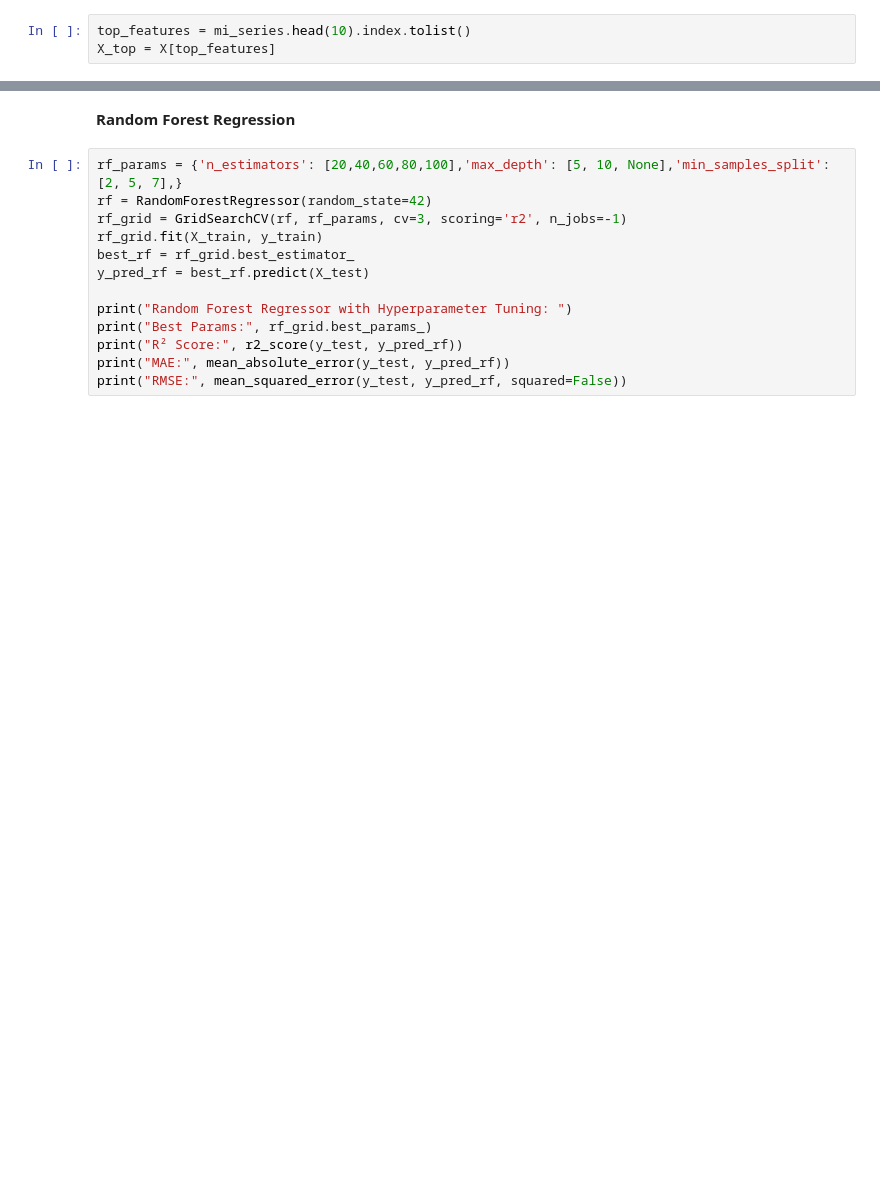
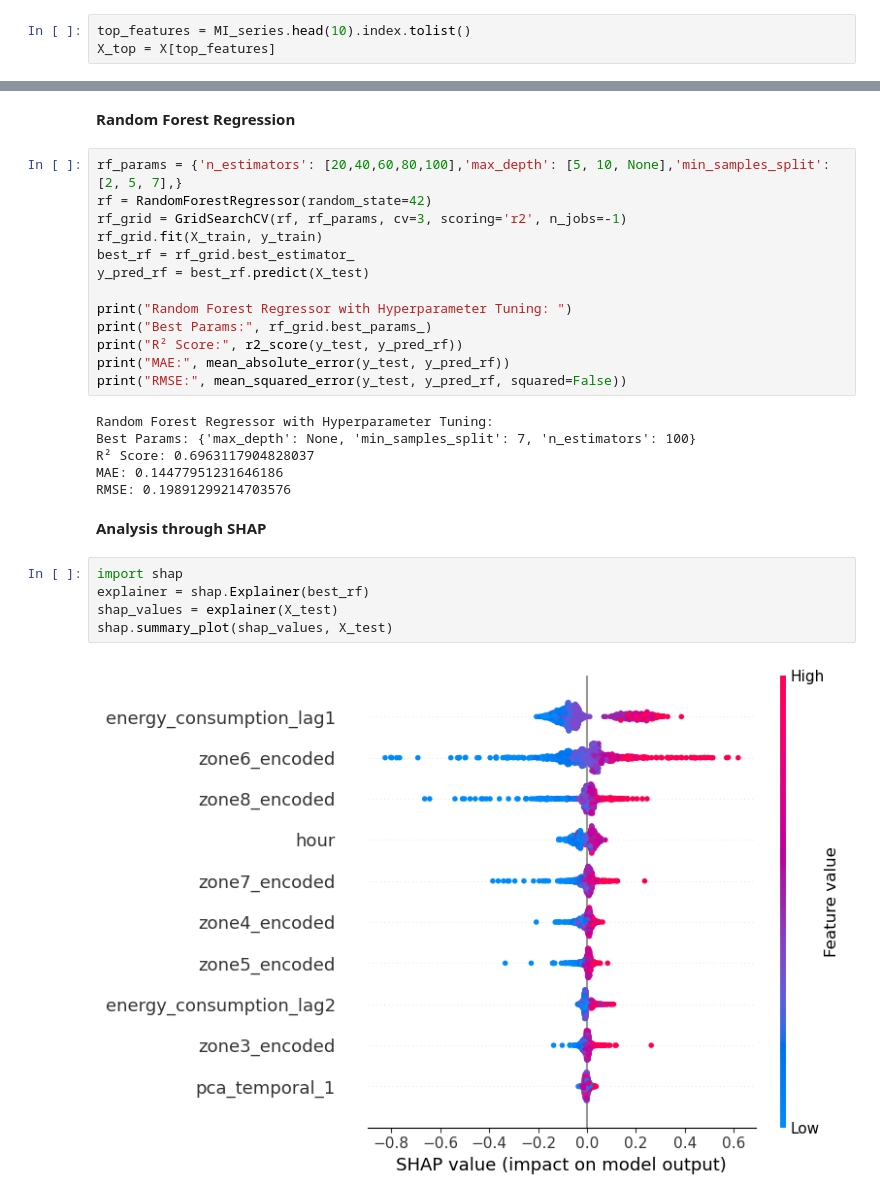
Before and after one commit to avan915/DS-Intern-Assignment-Avantika, a Jupyter notebook: code/feat_eng.ipynb, the cells around one changed output, grey strips where cells are left out. Cells and saved outputs as stored; diff of their text form; blank space fills up the shorter version.

```diff
--- a/code/feat_eng.ipynb
+++ b/code/feat_eng.ipynb
@@ -274,5 +274,5 @@ y = y.loc[X.index]
 MI_scores = mutual_info_regression(X, y)
 MI_series = pd.Series(MI_scores, index=X.columns).sort_values(ascending=False)
 # %%
-top_features = mi_series.head(10).index.tolist()
+top_features = MI_series.head(10).index.tolist()
 X_top = X[top_features]
@@ -313,3 +330,18 @@ print("Best Params:", rf_grid.best_params_)
 print("R² Score:", r2_score(y_test, y_pred_rf))
 print("MAE:", mean_absolute_error(y_test, y_pred_rf))
 print("RMSE:", mean_squared_error(y_test, y_pred_rf, squared=False))
+# %% [output]
+Random Forest Regressor with Hyperparameter Tuning:
+Best Params: {'max_depth': None, 'min_samples_split': 7, 'n_estimators': 100}
+R² Score: 0.6963117904828037
+MAE: 0.14477951231646186
+RMSE: 0.19891299214703576
+# %% [markdown]
+<b> Analysis through SHAP </b>
+# %%
+import shap
+explainer = shap.Explainer(best_rf)
+shap_values = explainer(X_test)
+shap.summary_plot(shap_values, X_test)
+# %% [output]
+[figure, added]
```
Also changed, not shown: parts of 3 cells of this notebook, 1 other file.
